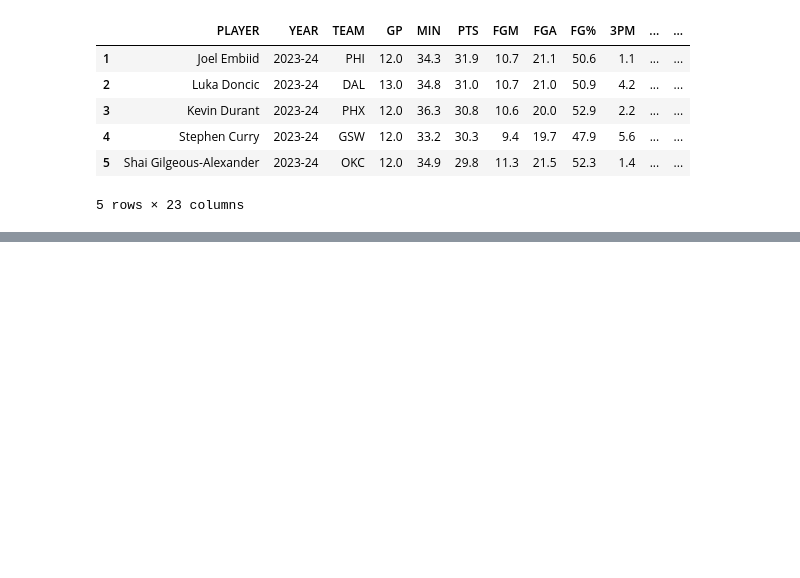
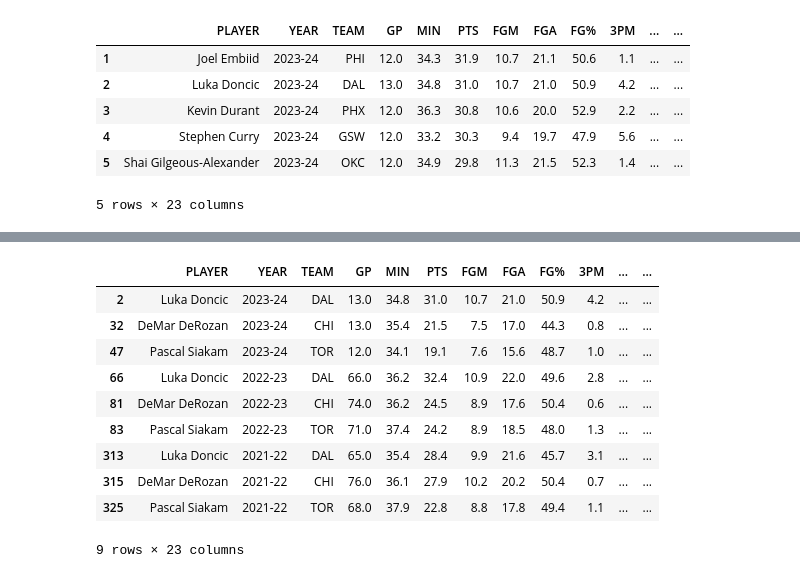
Before and after one commit to VincentGordon-Data-Analyst/nba-web-scraping-project, a Jupyter notebook: nba-data-clearning.ipynb, the cells around one changed output, grey strips where cells are left out. Drawn from its saved outputs; the diff is of its cells as text; code cells hidden in the pictures; blank space fills up the shorter version.

```diff
--- a/nba-data-clearning.ipynb
+++ b/nba-data-clearning.ipynb
@@ -61,0 +104,16 @@ df.head()
+# %%
+# Define a data frame with three players
+three_player_df = df.loc[(df['PLAYER'] == 'Luka Doncic') | (df['PLAYER'] == 'Pascal Siakam') | (df['PLAYER'] == 'DeMar DeRozan')]
+three_player_df
+# %% [output]
+|  | PLAYER | YEAR | TEAM | GP | MIN | PTS | FGM | FGA | FG% | 3PM | ... | ... |
+| 2 | Luka Doncic | 2023-24 | DAL | 13.0 | 34.8 | 31.0 | 10.7 | 21.0 | 50.9 | 4.2 | ... | ... |
+| 32 | DeMar DeRozan | 2023-24 | CHI | 13.0 | 35.4 | 21.5 | 7.5 | 17.0 | 44.3 | 0.8 | ... | ... |
+| 47 | Pascal Siakam | 2023-24 | TOR | 12.0 | 34.1 | 19.1 | 7.6 | 15.6 | 48.7 | 1.0 | ... | ... |
+| 66 | Luka Doncic | 2022-23 | DAL | 66.0 | 36.2 | 32.4 | 10.9 | 22.0 | 49.6 | 2.8 | ... | ... |
+| 81 | DeMar DeRozan | 2022-23 | CHI | 74.0 | 36.2 | 24.5 | 8.9 | 17.6 | 50.4 | 0.6 | ... | ... |
+| 83 | Pascal Siakam | 2022-23 | TOR | 71.0 | 37.4 | 24.2 | 8.9 | 18.5 | 48.0 | 1.3 | ... | ... |
+| 313 | Luka Doncic | 2021-22 | DAL | 65.0 | 35.4 | 28.4 | 9.9 | 21.6 | 45.7 | 3.1 | ... | ... |
+| 315 | DeMar DeRozan | 2021-22 | CHI | 76.0 | 36.1 | 27.9 | 10.2 | 20.2 | 50.4 | 0.7 | ... | ... |
+| 325 | Pascal Siakam | 2021-22 | TOR | 68.0 | 37.9 | 22.8 | 8.8 | 17.8 | 49.4 | 1.1 | ... | ... |
+9 rows × 23 columns
```
Also changed, not shown: parts of 8 cells of this notebook, 1 other file.
